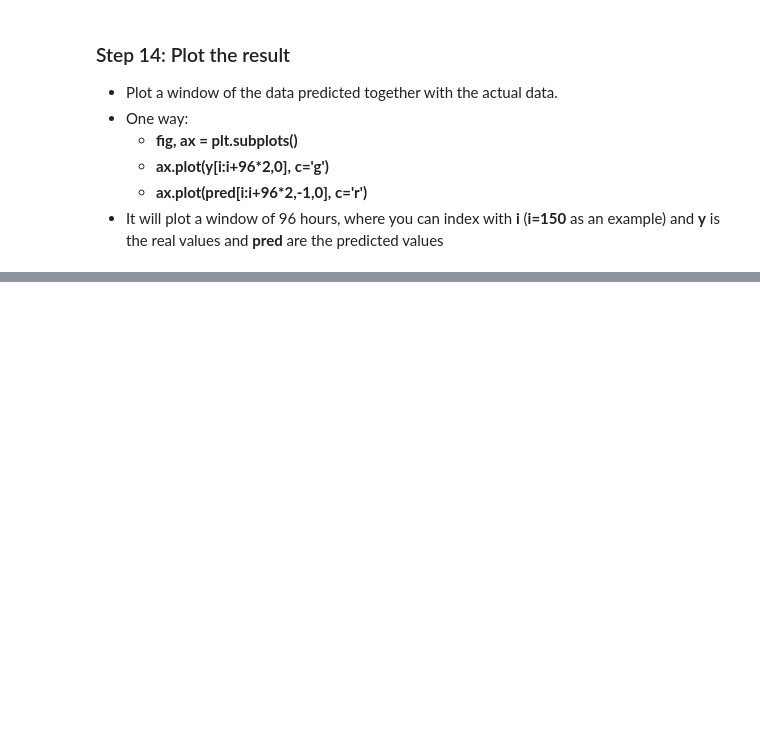
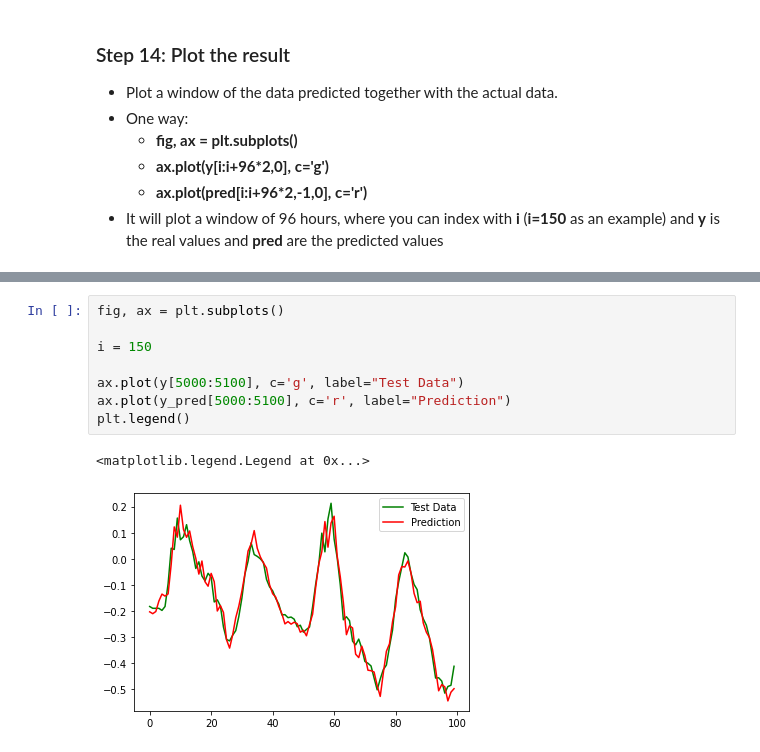
Before and after one commit to francoschroeder/ProyectoFinal, a Jupyter notebook: DiseñoLayerModeloGino.ipynb, the cells around one changed output, grey strips where cells are left out. Drawn from its saved outputs; the diff is of its cells as text; blank space fills up the shorter version.

```diff
--- a/DiseñoLayerModeloGino.ipynb
+++ b/DiseñoLayerModeloGino.ipynb
@@ -314,0 +332,11 @@ plt.legend()
+# %%
+fig, ax = plt.subplots()
+
+i = 150
+
+ax.plot(y[5000:5100], c='g', label="Test Data")
+ax.plot(y_pred[5000:5100], c='r', label="Prediction")
+plt.legend()
+# %% [output]
+<matplotlib.legend.Legend at 0x...>
+[figure, added]
```
Also changed, not shown: parts of 7 cells of this notebook, 1 other file.
